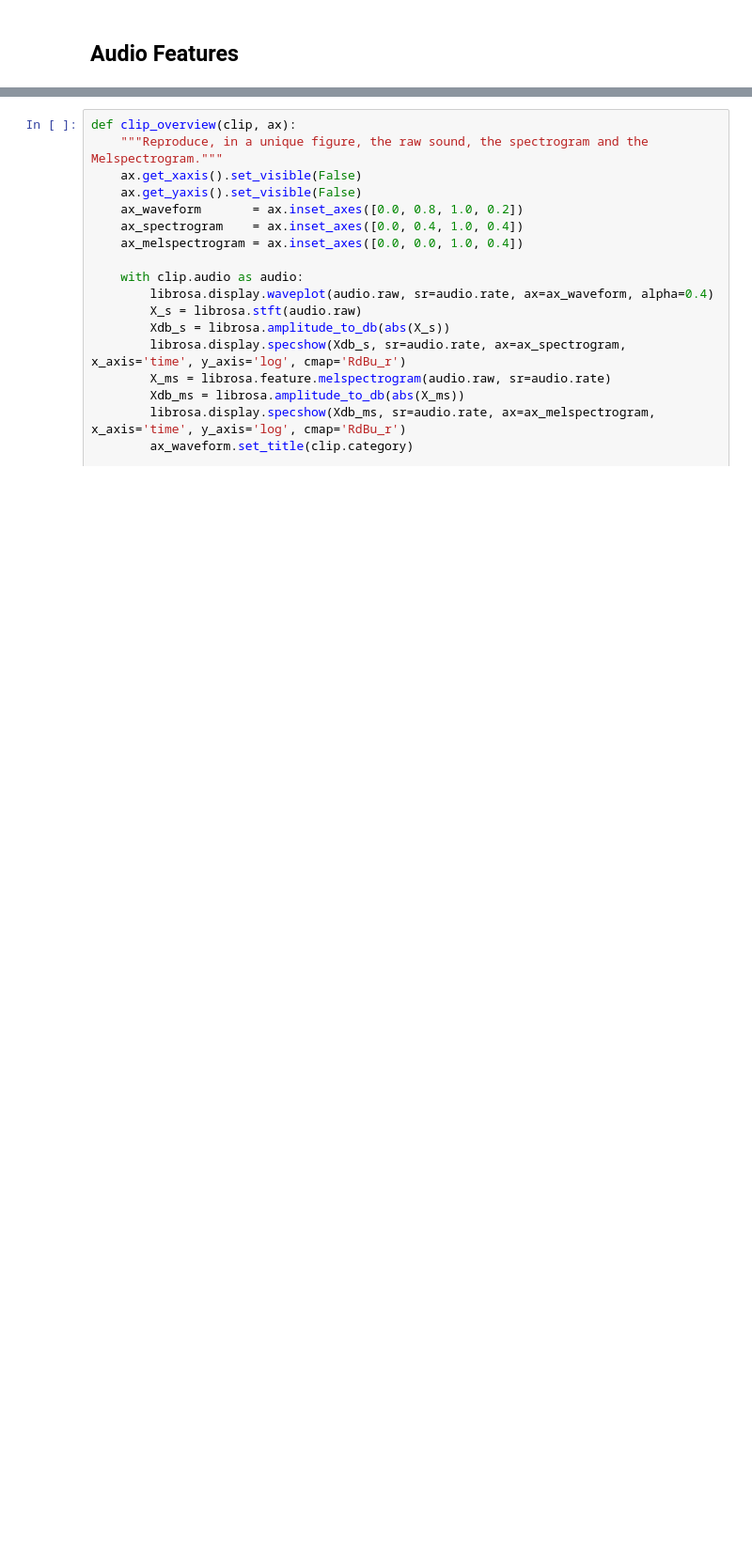
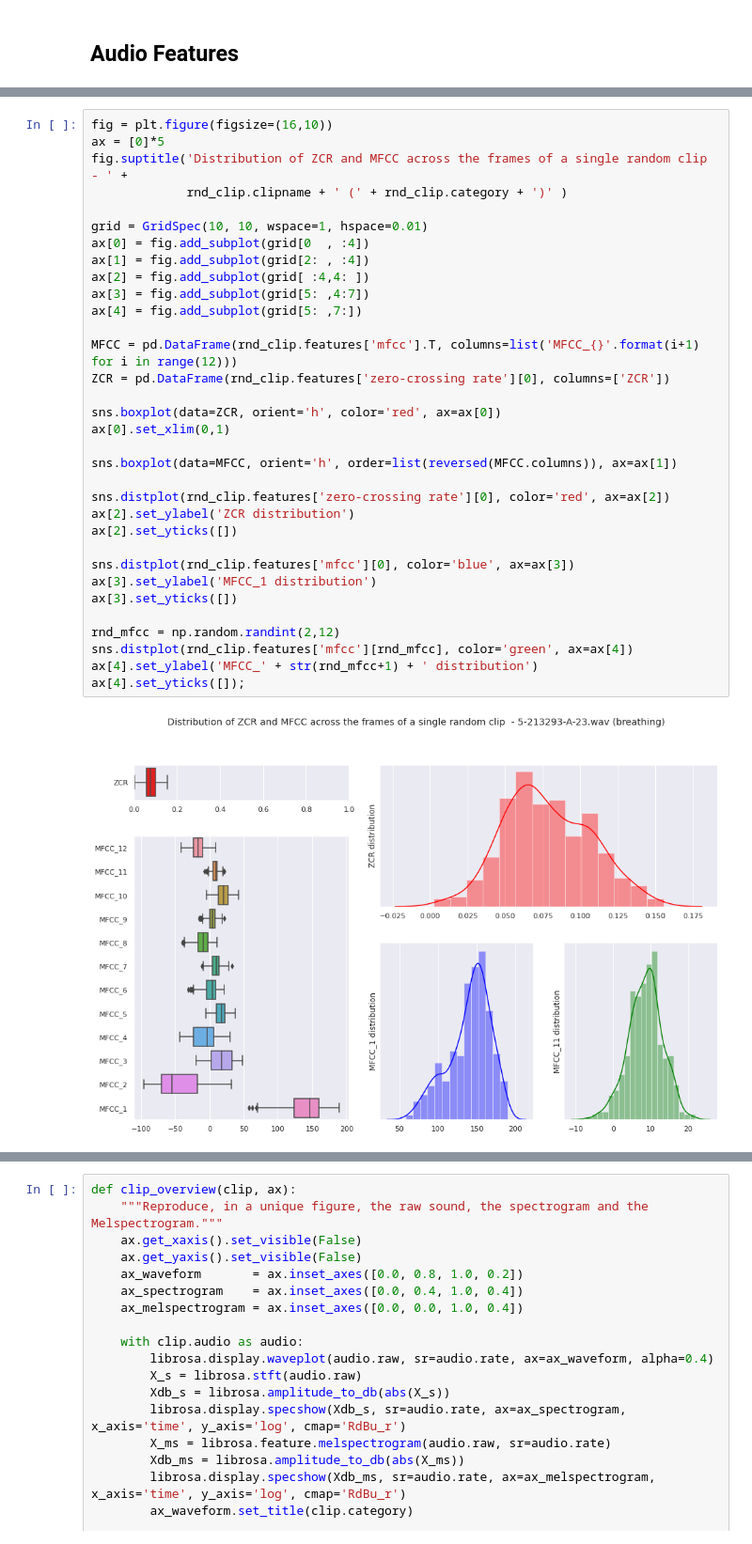
Before and after one commit to MattiaPujatti/Environmental-Sound-Classification, a Jupyter notebook: Environmental Sound Classification.ipynb, the cells around one changed output, grey strips where cells are left out. Shown at 94% size. Cells and saved outputs as stored; diff of their text form; blank space fills up the shorter version.

```diff
--- a/Environmental Sound Classification.ipynb
+++ b/Environmental Sound Classification.ipynb
@@ -455,0 +508,35 @@ macro_categories = {'Animals'                              : [i for i in range(1
+# %%
+fig = plt.figure(figsize=(16,10))
+ax = [0]*5
+fig.suptitle('Distribution of ZCR and MFCC across the frames of a single random clip  - ' +
+             rnd_clip.clipname + ' (' + rnd_clip.category + ')' )
+
+grid = GridSpec(10, 10, wspace=1, hspace=0.01)
+ax[0] = fig.add_subplot(grid[0  , :4])
+ax[1] = fig.add_subplot(grid[2: , :4])
+ax[2] = fig.add_subplot(grid[ :4,4: ])
+ax[3] = fig.add_subplot(grid[5: ,4:7])
+ax[4] = fig.add_subplot(grid[5: ,7:])
+
+MFCC = pd.DataFrame(rnd_clip.features['mfcc'].T, columns=list('MFCC_{}'.format(i+1) for i in range(12)))
+ZCR = pd.DataFrame(rnd_clip.features['zero-crossing rate'][0], columns=['ZCR'])
+
+sns.boxplot(data=ZCR, orient='h', color='red', ax=ax[0])
+ax[0].set_xlim(0,1)
+
+sns.boxplot(data=MFCC, orient='h', order=list(reversed(MFCC.columns)), ax=ax[1])
+
+sns.distplot(rnd_clip.features['zero-crossing rate'][0], color='red', ax=ax[2])
+ax[2].set_ylabel('ZCR distribution')
+ax[2].set_yticks([])
+
+sns.distplot(rnd_clip.features['mfcc'][0], color='blue', ax=ax[3])
+ax[3].set_ylabel('MFCC_1 distribution')
+ax[3].set_yticks([])
+
+rnd_mfcc = np.random.randint(2,12)
+sns.distplot(rnd_clip.features['mfcc'][rnd_mfcc], color='green', ax=ax[4])
+ax[4].set_ylabel('MFCC_' + str(rnd_mfcc+1) + ' distribution')
+ax[4].set_yticks([]);
+# %% [output]
+[figure, added]
```
Also changed, not shown: parts of 69 cells of this notebook, 4 other files.
